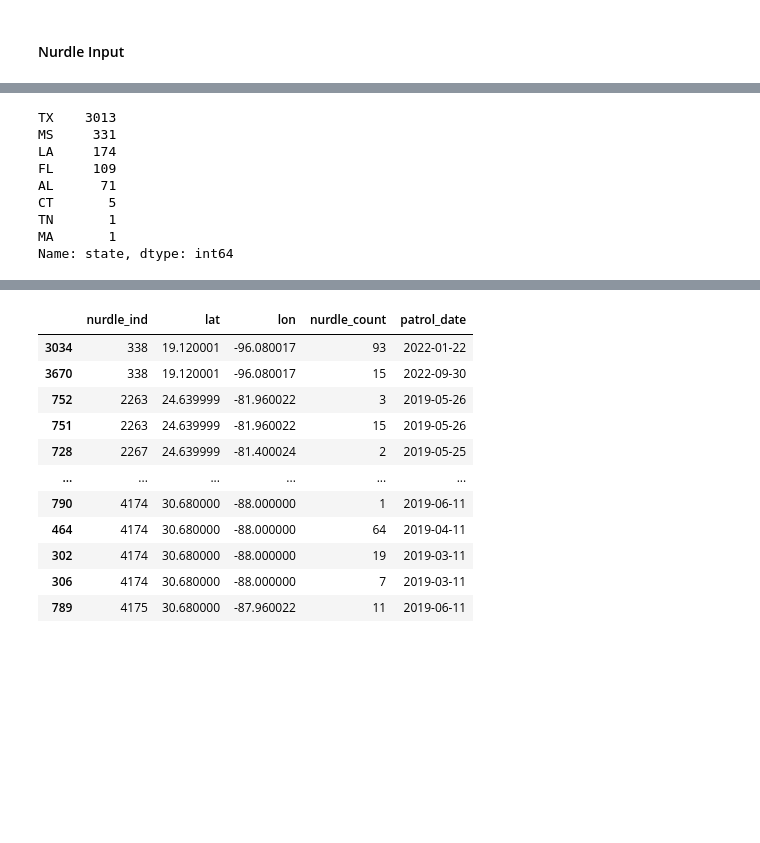
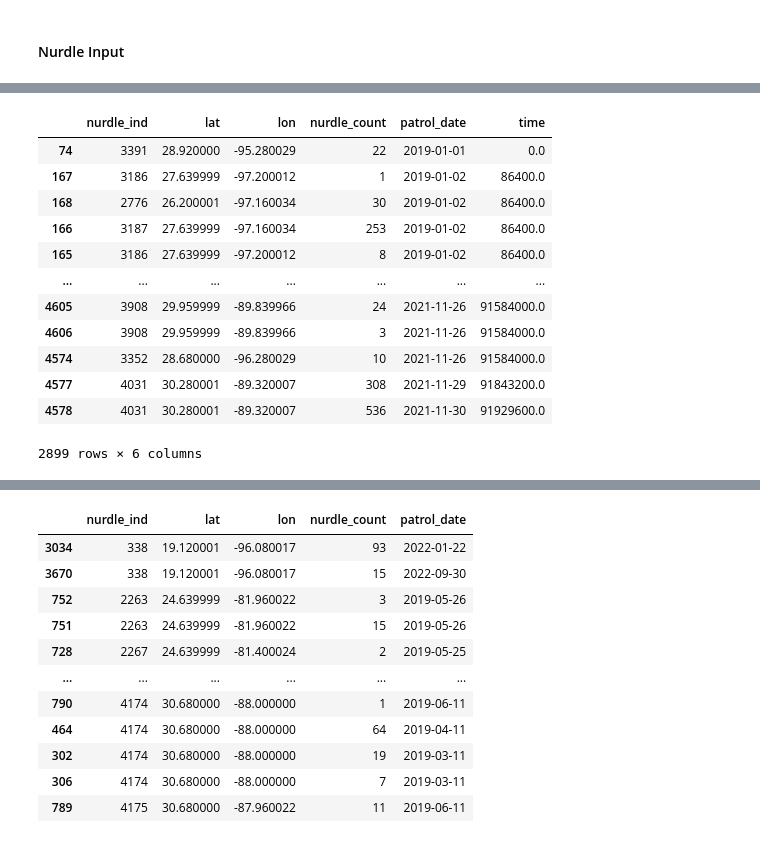
Before and after one commit to davidavzP/GOM_microplastics, a Jupyter notebook: gen_particleset.ipynb, the cells around one changed output, grey strips where cells are left out. Drawn from its saved outputs; the diff is of its cells as text; code cells hidden in the pictures; blank space fills up the shorter version.

```diff
--- a/gen_particleset.ipynb
+++ b/gen_particleset.ipynb
@@ -314,13 +324,23 @@ nurdles_all
-# %%
-# Basic Statistics
-nurdles_all.state.value_counts()
-# %% [output]
-TX    3013
-MS     331
-LA     174
-FL     109
-AL      71
-CT       5
-TN       1
-MA       1
-Name: state, dtype: int64
+# %%
+# FIND CLOSEST CELL TO NURDLE LOCATIONS
+nurdle_cells = get_cells(idx_mask = None, lats = nurdles_all.lat.values, lons = nurdles_all.lon.values)
+_, nurdle_ind = query_ll_BallTree(tree = coast_cell_tree, cells = nurdle_cells)
+
+nf = {'nurdle_ind': nurdle_ind, 'lat': coast_cells[0][nurdle_ind], 'lon': coast_cells[1][nurdle_ind], 'nurdle_count': nurdles_all.amount.values, 'patrol_date': nurdles_all.patrol_date}
+df_all_nurdles = pd.DataFrame(data=nf).sort_values(by='patrol_date')
+df_all_nurdles['time'] = (df_all_nurdles.patrol_date - df_all_nurdles.patrol_date.min()).astype('timedelta64[s]')
+df_all_nurdles
+# %% [output]
+|  | nurdle_ind | lat | lon | nurdle_count | patrol_date | time |
+| 74 | 3391 | 28.920000 | -95.280029 | 22 | 2019-01-01 | 0.0 |
+| 167 | 3186 | 27.639999 | -97.200012 | 1 | 2019-01-02 | 86400.0 |
+| 168 | 2776 | 26.200001 | -97.160034 | 30 | 2019-01-02 | 86400.0 |
+| 166 | 3187 | 27.639999 | -97.160034 | 253 | 2019-01-02 | 86400.0 |
+| 165 | 3186 | 27.639999 | -97.200012 | 8 | 2019-01-02 | 86400.0 |
+| ... | ... | ... | ... | ... | ... | ... |
+| 4605 | 3908 | 29.959999 | -89.839966 | 24 | 2021-11-26 | 91584000.0 |
+| 4606 | 3908 | 29.959999 | -89.839966 | 3 | 2021-11-26 | 91584000.0 |
+| 4574 | 3352 | 28.680000 | -96.280029 | 10 | 2021-11-26 | 91584000.0 |
+| 4577 | 4031 | 30.280001 | -89.320007 | 308 | 2021-11-29 | 91843200.0 |
+| 4578 | 4031 | 30.280001 | -89.320007 | 536 | 2021-11-30 | 91929600.0 |
+2899 rows × 6 columns
```
Also changed, not shown: parts of 11 cells of this notebook, 2 other files.
